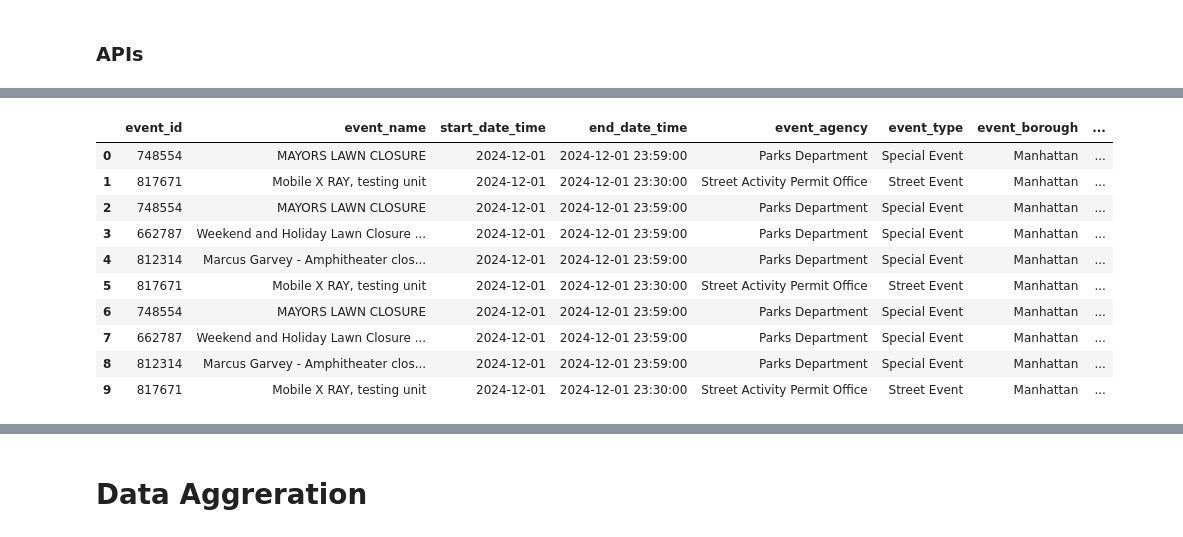
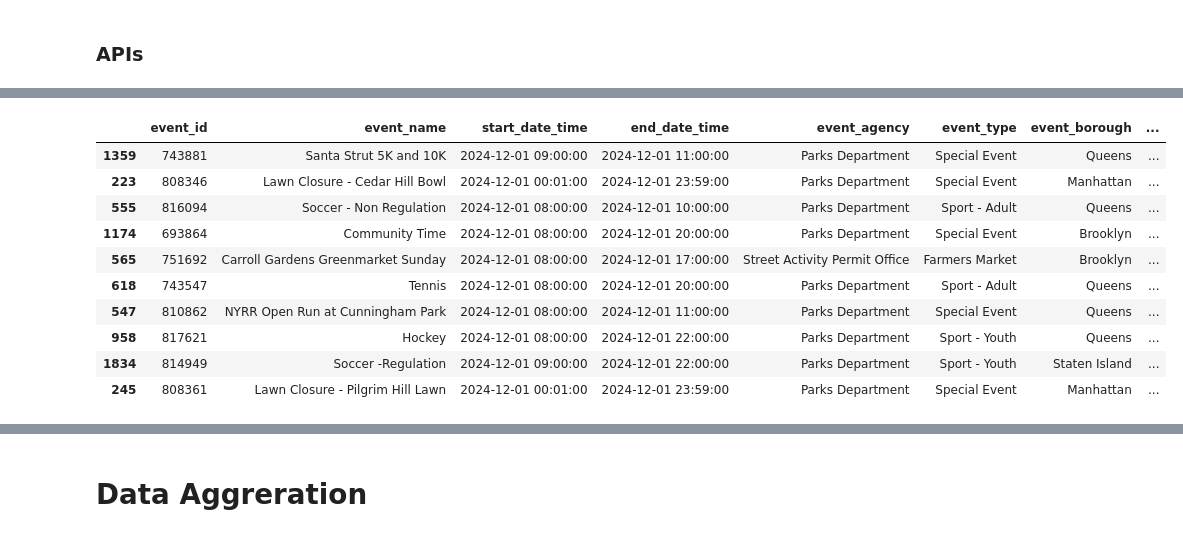
Before and after one commit to ikml-bsrn/NYC_Transportation_Demand, a Jupyter notebook: NYC_transportation_demand.ipynb, the cells around one changed output, grey strips where cells are left out. Cells and saved outputs as stored; diff of their text form; code cells hidden in the pictures.

```diff
--- a/NYC_transportation_demand.ipynb
+++ b/NYC_transportation_demand.ipynb
@@ -124,17 +125,17 @@ permitted_events_current_df.head(10)
 # %%
-permitted_events_historical_df.head(10)
+permitted_events_historical_df.sample(10)
 # %% [output]
 |  | event_id | event_name | start_date_time | end_date_time | event_agency | event_type | event_borough | ... |
-| 0 | 748554 | MAYORS LAWN CLOSURE | 2024-12-01 | 2024-12-01 23:59:00 | Parks Department | Special Event | Manhattan | ... |
-| 1 | 817671 | Mobile X RAY, testing unit | 2024-12-01 | 2024-12-01 23:30:00 | Street Activity Permit Office | Street Event | Manhattan | ... |
-| 2 | 748554 | MAYORS LAWN CLOSURE | 2024-12-01 | 2024-12-01 23:59:00 | Parks Department | Special Event | Manhattan | ... |
-| 3 | 662787 | Weekend and Holiday Lawn Closure ... | 2024-12-01 | 2024-12-01 23:59:00 | Parks Department | Special Event | Manhattan | ... |
-| 4 | 812314 | Marcus Garvey - Amphitheater clos... | 2024-12-01 | 2024-12-01 23:59:00 | Parks Department | Special Event | Manhattan | ... |
-| 5 | 817671 | Mobile X RAY, testing unit | 2024-12-01 | 2024-12-01 23:30:00 | Street Activity Permit Office | Street Event | Manhattan | ... |
-| 6 | 748554 | MAYORS LAWN CLOSURE | 2024-12-01 | 2024-12-01 23:59:00 | Parks Department | Special Event | Manhattan | ... |
-| 7 | 662787 | Weekend and Holiday Lawn Closure ... | 2024-12-01 | 2024-12-01 23:59:00 | Parks Department | Special Event | Manhattan | ... |
-| 8 | 812314 | Marcus Garvey - Amphitheater clos... | 2024-12-01 | 2024-12-01 23:59:00 | Parks Department | Special Event | Manhattan | ... |
-| 9 | 817671 | Mobile X RAY, testing unit | 2024-12-01 | 2024-12-01 23:30:00 | Street Activity Permit Office | Street Event | Manhattan | ... |
+| 1359 | 743881 | Santa Strut 5K and 10K | 2024-12-01 09:00:00 | 2024-12-01 11:00:00 | Parks Department | Special Event | Queens | ... |
+| 223 | 808346 | Lawn Closure - Cedar Hill Bowl | 2024-12-01 00:01:00 | 2024-12-01 23:59:00 | Parks Department | Special Event | Manhattan | ... |
+| 555 | 816094 | Soccer - Non Regulation | 2024-12-01 08:00:00 | 2024-12-01 10:00:00 | Parks Department | Sport - Adult | Queens | ... |
+| 1174 | 693864 | Community Time | 2024-12-01 08:00:00 | 2024-12-01 20:00:00 | Parks Department | Special Event | Brooklyn | ... |
+| 565 | 751692 | Carroll Gardens Greenmarket Sunday | 2024-12-01 08:00:00 | 2024-12-01 17:00:00 | Street Activity Permit Office | Farmers Market | Brooklyn | ... |
+| 618 | 743547 | Tennis | 2024-12-01 08:00:00 | 2024-12-01 20:00:00 | Parks Department | Sport - Adult | Queens | ... |
+| 547 | 810862 | NYRR Open Run at Cunningham Park | 2024-12-01 08:00:00 | 2024-12-01 11:00:00 | Parks Department | Special Event | Queens | ... |
+| 958 | 817621 | Hockey | 2024-12-01 08:00:00 | 2024-12-01 22:00:00 | Parks Department | Sport - Youth | Queens | ... |
+| 1834 | 814949 | Soccer -Regulation | 2024-12-01 09:00:00 | 2024-12-01 22:00:00 | Parks Department | Sport - Youth | Staten Island | ... |
+| 245 | 808361 | Lawn Closure - Pilgrim Hill Lawn | 2024-12-01 00:01:00 | 2024-12-01 23:59:00 | Parks Department | Special Event | Manhattan | ... |
 # %%
 bus_ridership_df.sample(10)
 # %% [output]
```
Also changed, not shown: parts of 14 cells of this notebook, 2 other files.
